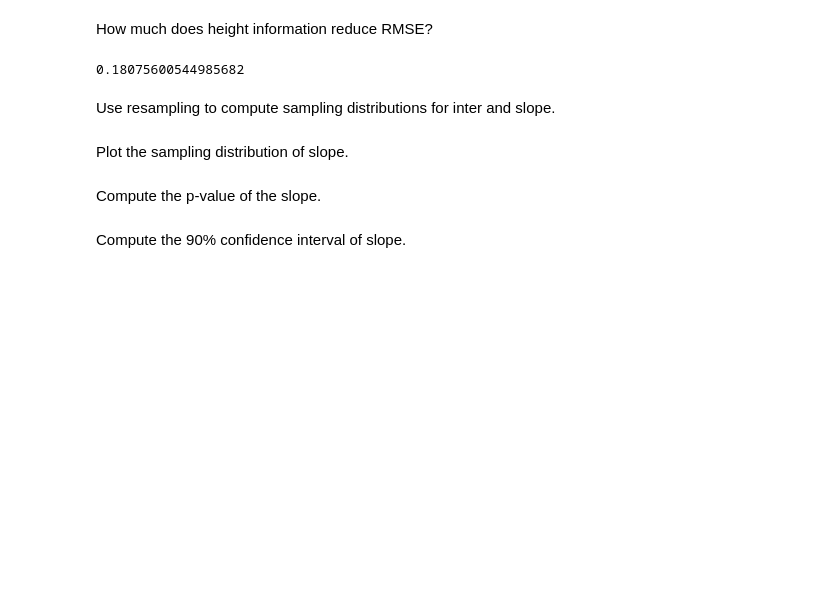
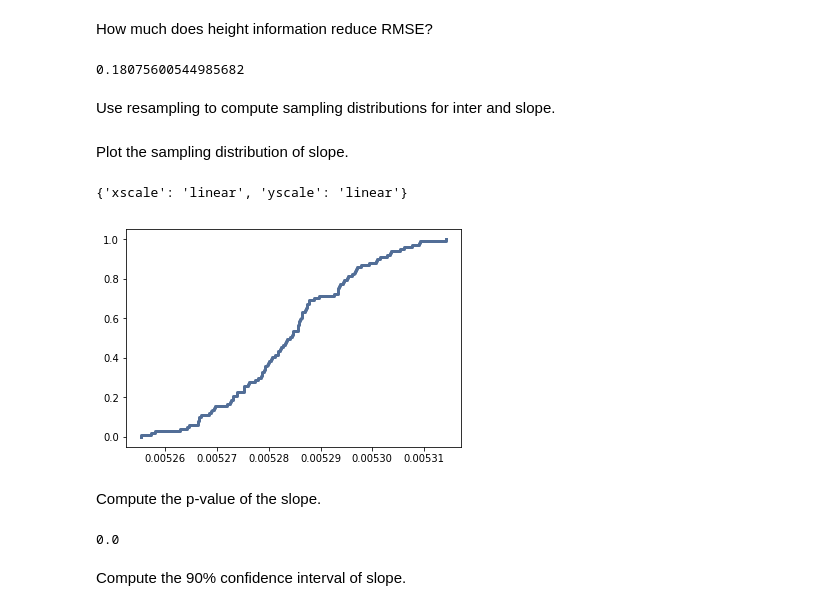
Before and after one commit to ijmiller2/ThinkStats2, a Jupyter notebook: code/chap10ex.ipynb, the cells around one changed output. Drawn from its saved outputs; the diff is of its cells as text; code cells hidden in the pictures; blank space fills up the shorter version.

```diff
--- a/code/chap10ex.ipynb
+++ b/code/chap10ex.ipynb
@@ -202,0 +220,10 @@ mean, SE, CI 0.01745743998437255 0.0027610732116588035 (0.012956465944951921, 0.
+# %%
+iters = 1001
+
+#Create a list of estimate based on 1000 iterations
+estimates = []
+for _ in range(iters):
+    estimate = ResampleRows(live).totalwgt_lb.mean()
+    estimates.append(estimate)
+
+Summarize(estimates)
@@ -507,15 +556,20 @@ Use resampling to compute sampling distributions for inter and slope.
 def SamplingDistributions(df, iters=101):
     t = []
     for _ in range(iters):
-        sample = ResampleRows(df)
-        heights = sample.htm3
-        log_weights = np.log(sample.wtkg2)
-        estimates = LeastSquares(heights, log_weights)
+        #sample = ResampleRows(df)
+        #heights = sample.htm3
+        #log_weights = np.log10(sample.wtkg2)
+        #estimates = LeastSquares(heights, log_weights)
+        #t.append(estimates)
+
+        #Downey's soln - it looks the same
+        sample = thinkstats2.ResampleRows(df)
+        estimates = thinkstats2.LeastSquares(sample.htm3, np.log10(sample.wtkg2))
         t.append(estimates)
 
     inters, slopes = zip(*t)
     return inters, slopes
 
-inters, slopes = SamplingDistributions(df, iters=1001)
+inters, slopes = SamplingDistributions(df, iters=101) #Downey used 101
 
 #inters[:50]
@@ -543,2 +578,23 @@ thinkplot.Config(xlabel="Height (in)",
+# %%
+ht = SlopeTest((heights, log_weights))
+sampling_cdf = thinkstats2.Cdf(slopes)
+
+#I had this below code plotting the null hypothesis as well, but I'm not sure if that was entirely correct
+"""thinkplot.PrePlot(2)
+thinkplot.Plot([0, 0], [0, 1], color='0.8')
+#ht.PlotCdf(label='null hypothesis')
+
+thinkplot.Cdf(sampling_cdf, label='sampling distribution')
+
+thinkplot.Config(xlabel='slope (lbs / in)',
+                   ylabel='CDF',
+                   xlim=[-0.03, 0.03],
+                   legend=True, loc='upper left')
+"""
+#This was Downey's soln
+thinkplot.Cdf(sampling_cdf)
+# %% [output]
+{'xscale': 'linear', 'yscale': 'linear'}
+[figure, added]
 # %% [markdown]
 Compute the p-value of the slope.
@@ -547,2 +601,7 @@ Compute the p-value of the slope.
+# %%
+pvalue = sampling_cdf[0]
+pvalue
+# %% [output]
+0.0
 # %% [markdown]
 Compute the 90% confidence interval of slope.
```
Also changed, not shown: parts of 37 cells of this notebook.
